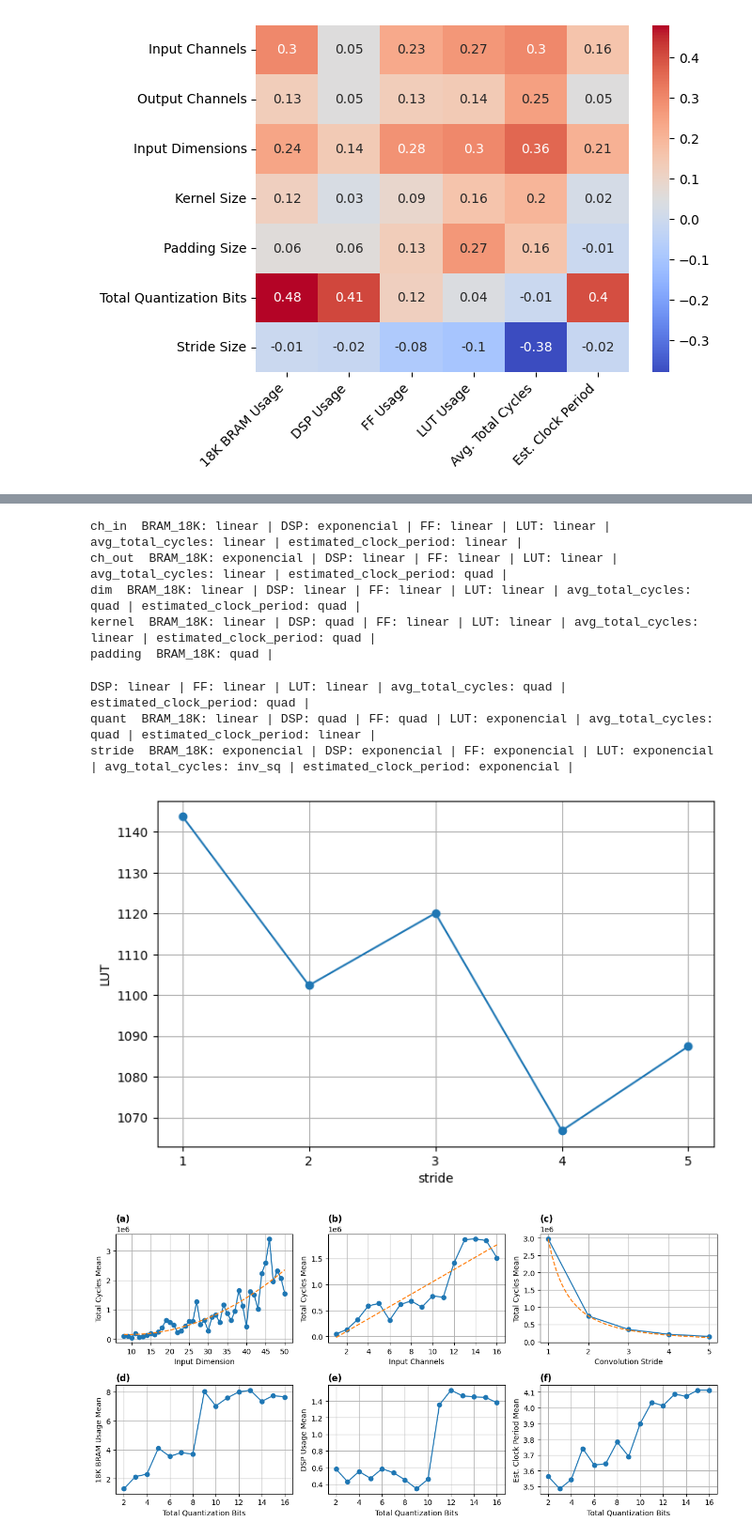
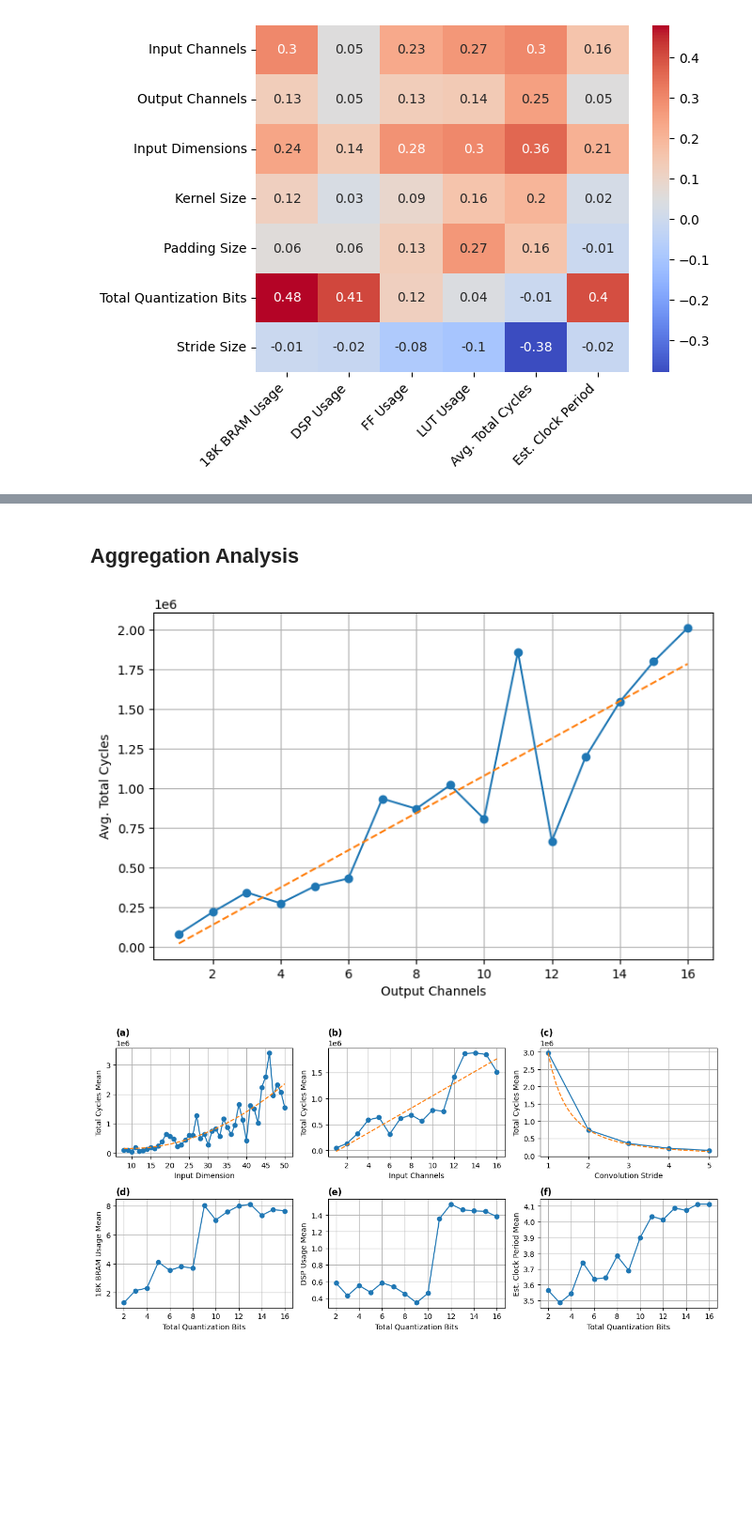
Before and after one commit to fernandoPozzer/pharosHLS, a Jupyter notebook: case_study_1.ipynb, the cells around one changed output, grey strips where cells are left out. Shown at 94% size. Drawn from its saved outputs; the diff is of its cells as text; code cells hidden in the pictures; blank space fills up the shorter version.

```diff
--- a/case_study_1.ipynb
+++ b/case_study_1.ipynb
@@ -288,25 +78,0 @@ plot_relation("quant", "LUT")
-# %%
-for p in cols_X:
-
-    print(p, end="  ")
-
-    for v in cols_Y:
-        agg = group_table(p, v)
-        name, _, _ = get_best_fit_func(agg["key"], agg["mean"])
-
-        print(f"{v}: {name} | ", end="")
-
-    print()
-# %% [output]
-ch_in  BRAM_18K: linear | DSP: exponencial | FF: linear | LUT: linear | avg_total_cycles: linear | estimated_clock_period: linear |
-ch_out  BRAM_18K: exponencial | DSP: linear | FF: linear | LUT: linear | avg_total_cycles: linear | estimated_clock_period: quad |
-dim  BRAM_18K: linear | DSP: linear | FF: linear | LUT: linear | avg_total_cycles: quad | estimated_clock_period: quad |
-kernel  BRAM_18K: linear | DSP: quad | FF: linear | LUT: linear | avg_total_cycles: linear | estimated_clock_period: quad |
-padding  BRAM_18K: quad |
-DSP: linear | FF: linear | LUT: linear | avg_total_cycles: quad | estimated_clock_period: quad |
-quant  BRAM_18K: linear | DSP: quad | FF: quad | LUT: exponencial | avg_total_cycles: quad | estimated_clock_period: linear |
-stride  BRAM_18K: exponencial | DSP: exponencial | FF: exponencial | LUT: exponencial | avg_total_cycles: inv_sq | estimated_clock_period: exponencial |
-# %%
-plot_relation("stride", "LUT")
-# %% [output]
-[figure, removed]
@@ -378,3 +79,9 @@ def simple_explore_one_to_one(figure_name, a, b, func, name_x, name_y):
+# %% [markdown]
+## Aggregation Analysis
+# %%
+pharos_hls.plot_relation("ch_out", "avg_total_cycles", "Conv2d", ultrascale, chart_name = None, regression_func = lambda x, a, b: a * x + b)
+# %% [output]
+[figure, added]
 # %%
 import numpy as np
 import matplotlib.pyplot as plt
```
Also changed, not shown: parts of 34 cells of this notebook, 3 other files.
